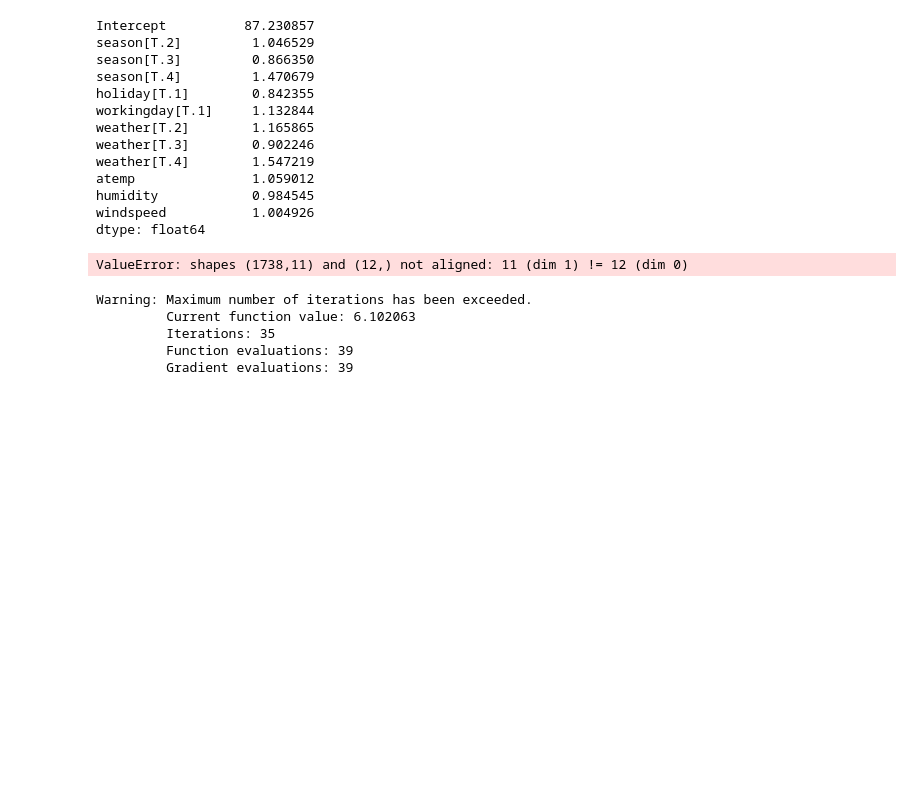
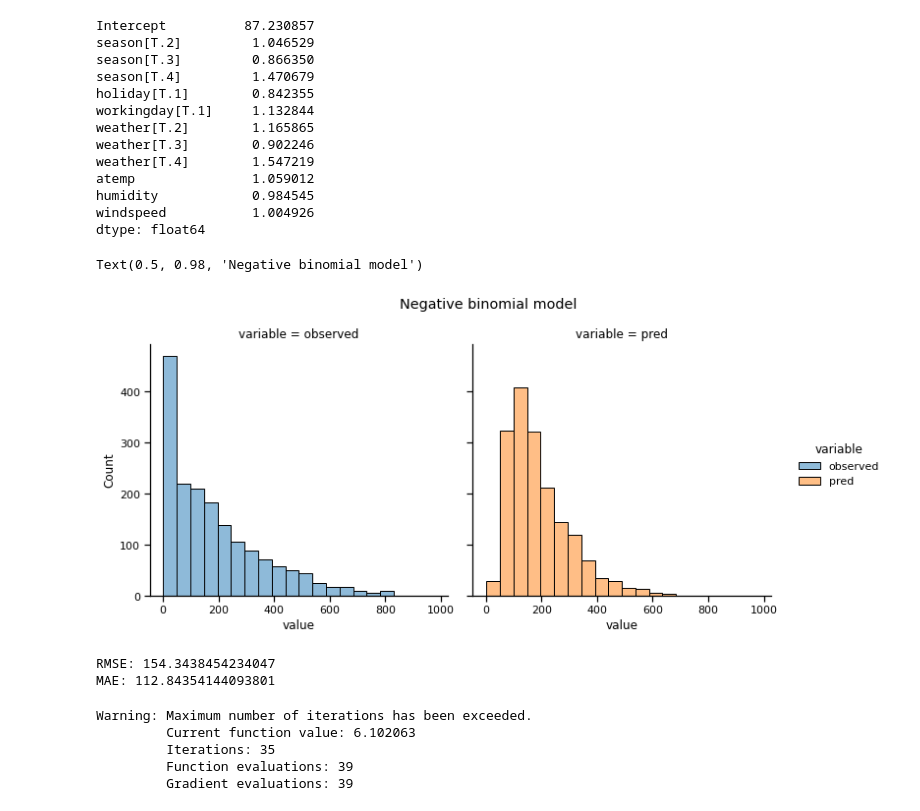
Before and after one commit to dovmar/RA, a Jupyter notebook: Lab2/Gataveckas_Gaulia_Martinkus_laboratorinio_2_kodas_Python_DM_2gr.ipynb, the cells around one changed output. Drawn from its saved outputs; the diff is of its cells as text; code cells hidden in the pictures; blank space fills up the shorter version.

```diff
--- a/Lab2/Untitled.ipynb
+++ b/Lab2/Gataveckas_Gaulia_Martinkus_laboratorinio_2_kodas_Python_DM_2gr.ipynb
@@ -19,4 +18,4 @@ train['weather'] = train.weather.astype('category')
 test['season'] = test.season.astype('category')
 test['holiday'] = test.holiday.astype('category')
 test['workingday'] = test.workingday.astype('category')
-test['weather'] = test.weather.astype('category')
+test['weather'] = test.weather.astype('category').cat.add_categories(4)
@@ -179,7 +156,3 @@ atemp               1.059012
 humidity            0.984545
 windspeed           1.004926
 dtype: float64
-# %%
-pd.DataFrame({"observed":test["count"],"pred":res_2.get_prediction(X_test).predicted_mean})
-# %% [output]
-ValueError: shapes (1738,11) and (12,) not aligned: 11 (dim 1) != 12 (dim 0)
@@ -188,3 +159,20 @@ from sklearn.metrics import mean_squared_error, mean_absolute_error
+# %%
+results = pd.DataFrame({"observed":test["count"],"pred":res_2.get_prediction(X_test).predicted_mean})
+ax = sns.displot(x="value",col="variable",hue="variable",data=results.melt(),bins=20)
+ax.fig.subplots_adjust(top=0.85)
+ax.fig.suptitle("Negative binomial model")
+# %% [output]
+Text(0.5, 0.98, 'Negative binomial model')
+[figure, added]
+# %%
+from sklearn.metrics import mean_squared_error, mean_absolute_error
+
+print("RMSE:",np.sqrt(mean_squared_error(results["observed"],results["pred"])))
+
+print("MAE:",mean_absolute_error(results["observed"],results["pred"]))
+# %% [output]
+RMSE: 154.3438454234047
+MAE: 112.84354144093801
 # %%
 model_ztrunc = sm.NegativeBinomialP(y,X)
 res_ztrunc = model_ztrunc.fit()
```
Also changed, not shown: parts of 13 cells of this notebook, 1 other file.
